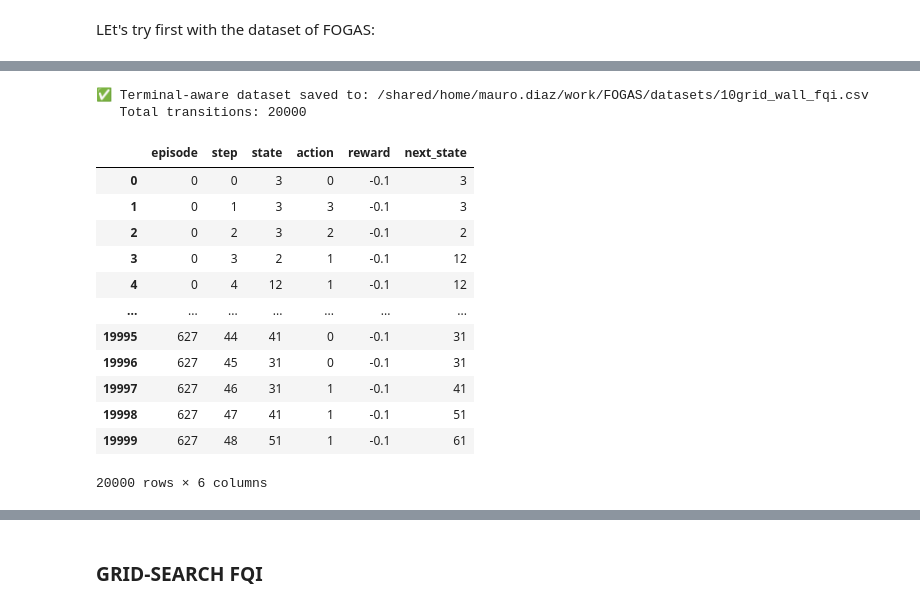
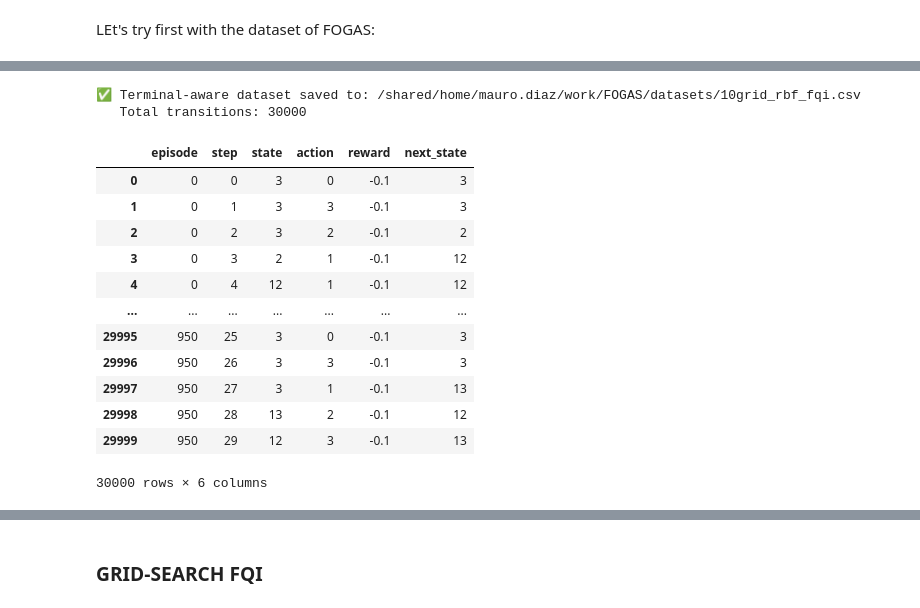
Before and after one commit to maaurod/FOGAS, a Jupyter notebook: testing_vectorized/10grid_RBF.ipynb, the cells around one changed output, grey strips where cells are left out. Drawn from its saved outputs; the diff is of its cells as text; code cells hidden in the pictures.

Commit message:
Grid searchs

```diff
--- a/testing_vectorized/10grid_RBF.ipynb
+++ b/testing_vectorized/10grid_RBF.ipynb
@@ -757,22 +698,0 @@ DATASET_PATH2 = "/shared/home/mauro.diaz/work/FOGAS/datasets/10grid_rbf_try.csv"
-# %%
-# Configure the probabilities:
-# 80% of trajectories start in a random "safe" state
-# 20% of trajectories start in the fixed initial state (x0)
-reset_options = {
-    'random': 0.8,
-    'x0': 0.2
-}
-
-# Initialize the collector with these options
-collector = EnvDataCollector(
-    mdp=mdp,
-    env_name="10grid_wall",
-    restricted_states=walls,  # These will never be starting states
-    terminal_states=list(pits) + (goal if isinstance(goal, list) else [goal]), # Terminal states are also excluded
-    reset_probs=reset_options,
-    max_steps=50
-)
-
-collector.collect_dataset_terminal_aware(
-    n_steps=20000, extra_steps=5, save_path=str(DATASET_PATH2), verbose=True
-)
@@ -1415,42 +1009,40 @@ Now lets create a dataset with full coverage:
 walls = [4, 11, 14, 17, 21, 22, 27, 34, 37, 40, 42, 43, 44, 45, 46, 47, 49, 54, 62, 64, 66, 72, 76, 82, 84, 86, 87, 94]
 pits = [18, 32, 57, 61, 75]
 goal = [99]
 
 # Configure the probabilities:
 # 80% of trajectories start in a random "safe" state
 # 20% of trajectories start in the fixed initial state (x0)
 reset_options = {
     'random': 0.8,
     'x0': 0.2
 }
 
 # Initialize the collector with these options
 collector = EnvDataCollector(
     mdp=mdp,
-    env_name="10grid_wall",
+    env_name="10grid_rbf",
     restricted_states=walls,  # These will never be starting states
-    terminal_states=list(pits) + (goal if isinstance(goal, list) else [goal]), # Terminal states are also excluded
     reset_probs=reset_options,
     max_steps=50
 )
-DATASET_PATH2 = PROJECT_ROOT / "datasets" / "10grid_wall_fqi.csv"
 
 collector.collect_dataset_terminal_aware(
-    n_steps=20000, extra_steps=5, save_path=str(DATASET_PATH2), verbose=True
+    n_steps=30000, extra_steps=5, save_path=str(DATASET_PATH2), verbose=True
 )
 # %% [output]
-✅ Terminal-aware dataset saved to: /shared/home/mauro.diaz/work/FOGAS/datasets/10grid_wall_fqi.csv
-   Total transitions: 20000
+✅ Terminal-aware dataset saved to: /shared/home/mauro.diaz/work/FOGAS/datasets/10grid_rbf_fqi.csv
+   Total transitions: 30000
 |  | episode | step | state | action | reward | next_state |
 | 0 | 0 | 0 | 3 | 0 | -0.1 | 3 |
 | 1 | 0 | 1 | 3 | 3 | -0.1 | 3 |
 | 2 | 0 | 2 | 3 | 2 | -0.1 | 2 |
 | 3 | 0 | 3 | 2 | 1 | -0.1 | 12 |
 | 4 | 0 | 4 | 12 | 1 | -0.1 | 12 |
 | ... | ... | ... | ... | ... | ... | ... |
-| 19995 | 627 | 44 | 41 | 0 | -0.1 | 31 |
-| 19996 | 627 | 45 | 31 | 0 | -0.1 | 31 |
-| 19997 | 627 | 46 | 31 | 1 | -0.1 | 41 |
-| 19998 | 627 | 47 | 41 | 1 | -0.1 | 51 |
-| 19999 | 627 | 48 | 51 | 1 | -0.1 | 61 |
+| 29995 | 950 | 25 | 3 | 0 | -0.1 | 3 |
+| 29996 | 950 | 26 | 3 | 3 | -0.1 | 3 |
+| 29997 | 950 | 27 | 3 | 1 | -0.1 | 13 |
+| 29998 | 950 | 28 | 13 | 2 | -0.1 | 12 |
+| 29999 | 950 | 29 | 12 | 3 | -0.1 | 13 |
-20000 rows × 6 columns
+30000 rows × 6 columns
```
Also changed, not shown: parts of 34 cells of this notebook, 15 other files.
